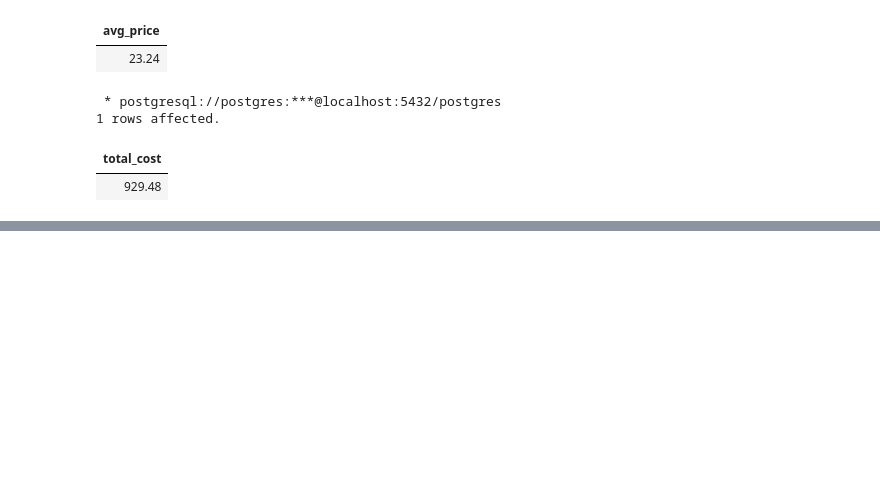
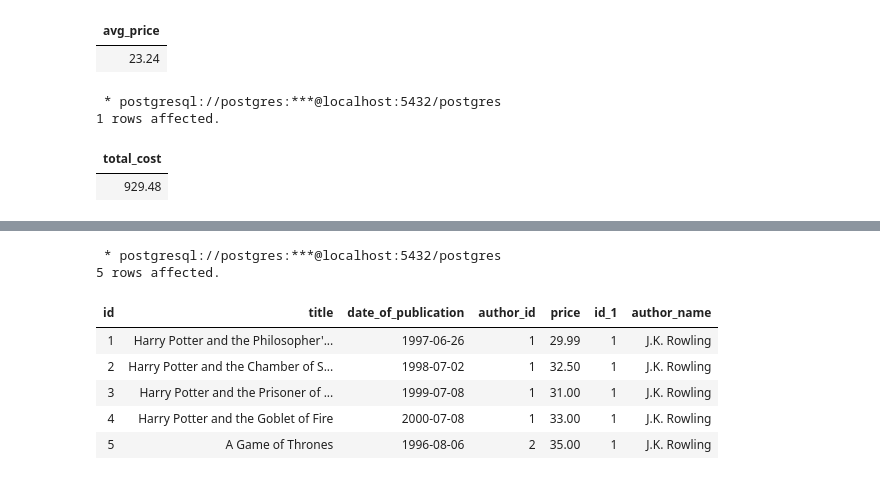
Before and after one commit to Yasir-4/data-science-practice, a Jupyter notebook: practice_2.ipynb, the cells around one changed output, grey strips where cells are left out. Cells and saved outputs as stored; diff of their text form; code cells hidden in the pictures; blank space fills up the shorter version.

```diff
--- a/practice_2.ipynb
+++ b/practice_2.ipynb
@@ -2349,0 +2447,14 @@ FROM books;
+# %%
+%%sql
+-- This is a FULL JOIN --
+SELECT *
+FROM books, authors LIMIT 5;
+# %% [output]
+ * postgresql://postgres:***@localhost:5432/postgres
+5 rows affected.
+| id | title | date_of_publication | author_id | price | id_1 | author_name |
+| 1 | Harry Potter and the Philosopher'... | 1997-06-26 | 1 | 29.99 | 1 | J.K. Rowling |
+| 2 | Harry Potter and the Chamber of S... | 1998-07-02 | 1 | 32.50 | 1 | J.K. Rowling |
+| 3 | Harry Potter and the Prisoner of ... | 1999-07-08 | 1 | 31.00 | 1 | J.K. Rowling |
+| 4 | Harry Potter and the Goblet of Fire | 2000-07-08 | 1 | 33.00 | 1 | J.K. Rowling |
+| 5 | A Game of Thrones | 1996-08-06 | 2 | 35.00 | 1 | J.K. Rowling |
```
Also changed, not shown: parts of 38 cells of this notebook.
